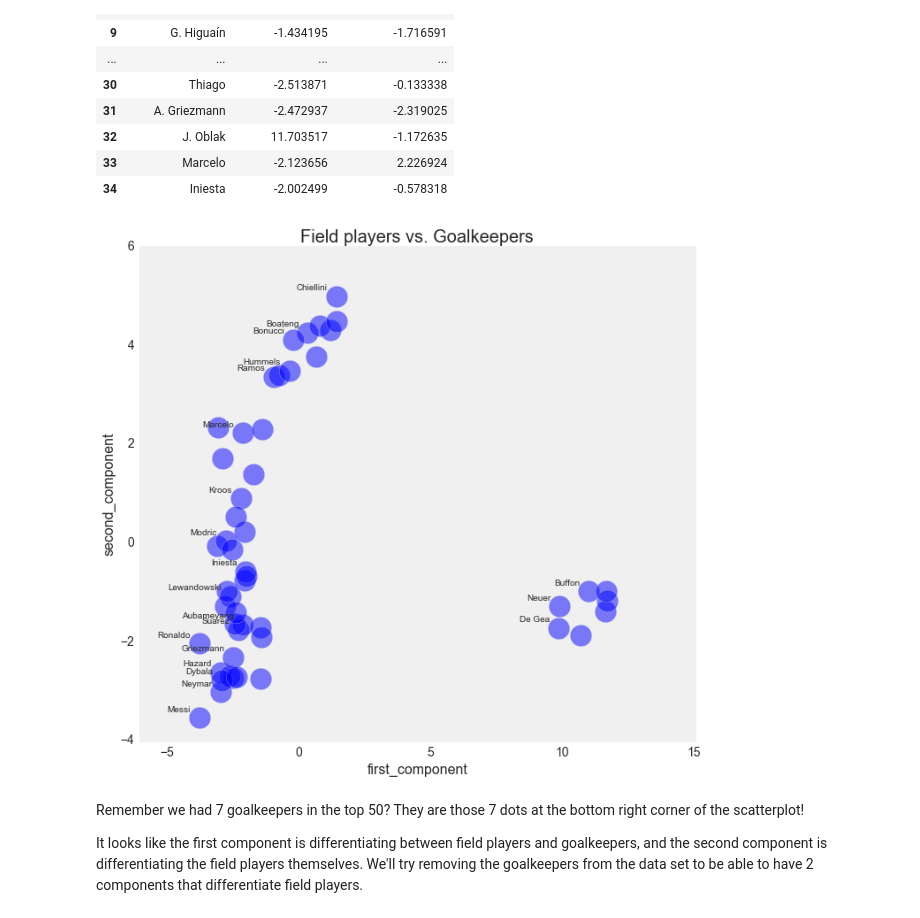
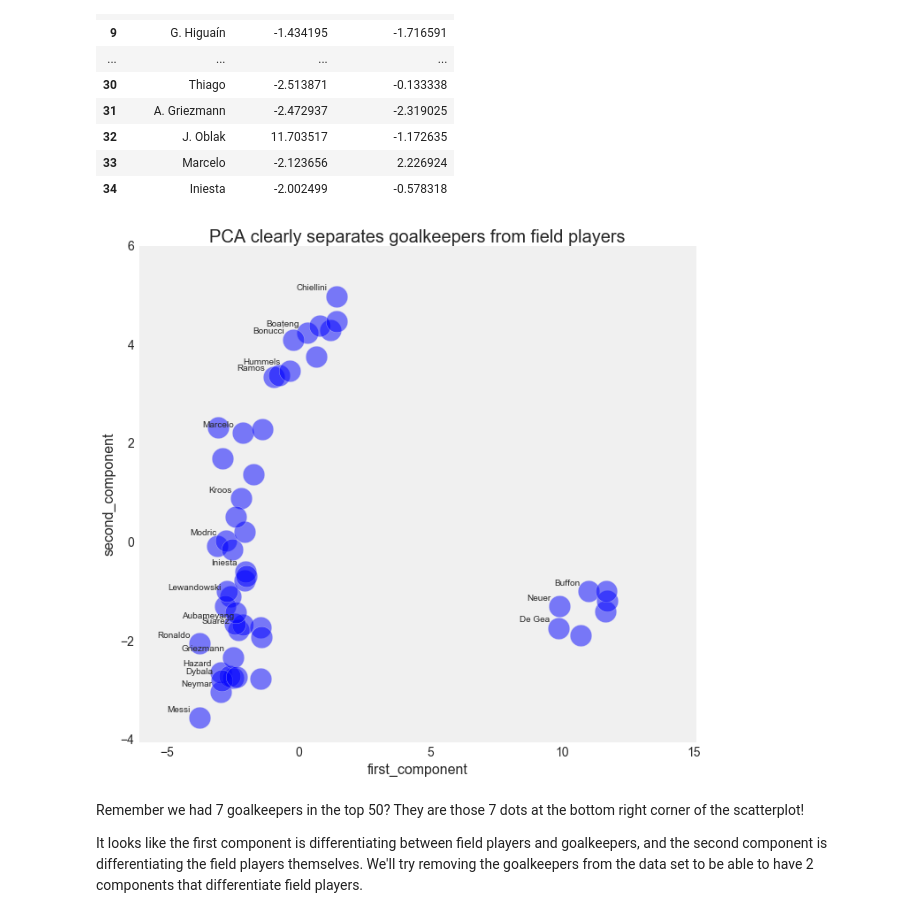
Before and after one commit to adrialuzllompart/fifa-2018, a Jupyter notebook: notebooks/EDA and PCA.ipynb, the cells around one changed output. Cells and saved outputs as stored; diff of their text form; code cells hidden in the pictures.

Commit message:
Change chart title

```diff
--- a/notebooks/EDA and PCA.ipynb
+++ b/notebooks/EDA and PCA.ipynb
@@ -528,30 +528,30 @@ final.head(35)
 # %%
 fig, ax = plt.subplots(1, 1, figsize=(10, 10))
 
 ax.scatter(final.first_component, final.second_component, s=600, alpha=0.5)
 
-ax.set_title('Field players vs. Goalkeepers', size=20)
+ax.set_title('PCA clearly separates goalkeepers from field players', size=20)
 ax.set_xlabel('first_component', size=16)
 ax.set_ylabel('second_component', size=16)
 ax.tick_params(labelsize=14)
 ax.set_xlim(-6, 15)
 ax.grid(False)
 
 labels = ['Ronaldo', 'Messi', 'Neymar', 'Suarez', 'Neuer',
          'Lewandowski', 'De Gea', 'Hazard', 'Kroos',
          '', 'Ramos', '', 'Buffon', 'Chiellini',
          '', '', 'Modric', '', '', '', '', '',
          '', '', '', 'Hummels', 'Dybala', 'Boateng',
          'Bonucci', 'Aubameyang', '', 'Griezmann',
          '', 'Marcelo', 'Iniesta']
 
 for label, x, y in zip(labels,
                        final.first_component,
                        final.second_component):
     ax.annotate(label, xy=(x, y), xytext=(-10, 5),
                textcoords='offset points', ha='right', va='bottom')
 # %% [output]
-[figure, old version]
+[figure, new version]
 # %% [markdown]
 Remember we had 7 goalkeepers in the top 50? They are those 7 dots at the bottom right corner of the scatterplot!
 
```
Also changed, not shown: parts of 7 cells of this notebook.
